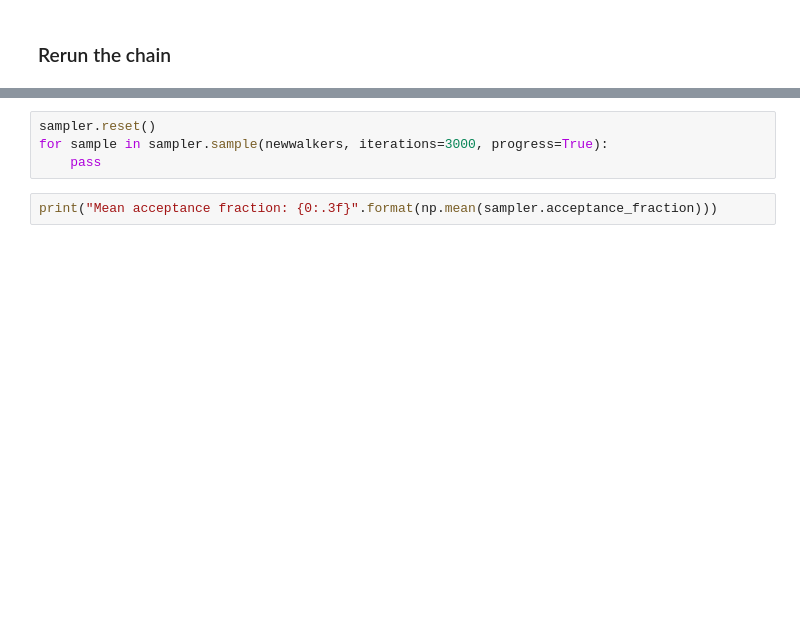
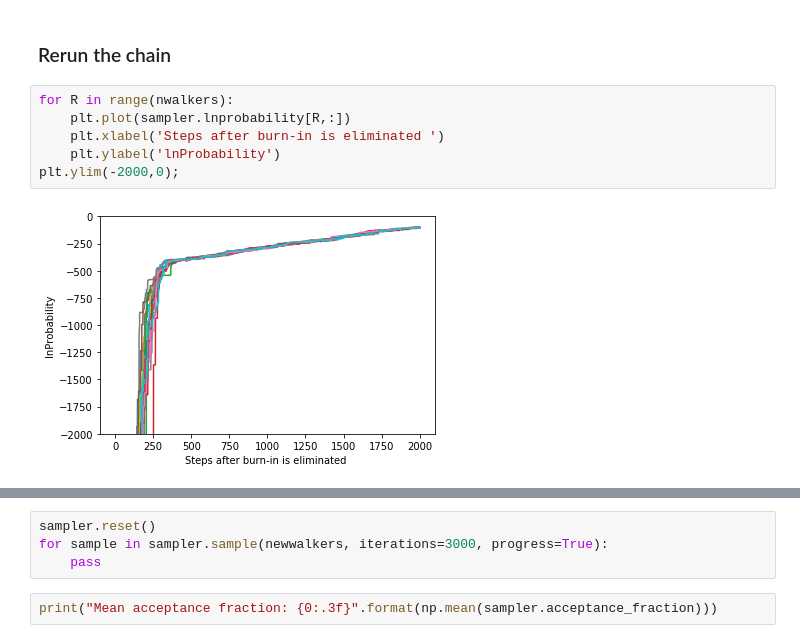
Before and after one commit to RebeccaYoung1997/DifferentialRotation, a Jupyter notebook: spotAnnotated4solveperiodTRASH.ipynb, the cells around one changed output, grey strips where cells are left out. Saved outputs shown, nothing was run; the diff lists cells and outputs as text; blank space fills up the shorter version.

```diff
--- a/spotAnnotated4solveperiodR.ipynb
+++ b/spotAnnotated4solveperiodTRASH.ipynb
@@ -259,2 +229,10 @@ for R in range(ndim):
 # %% [markdown]
 ### Rerun the chain
+# %%
+for R in range(nwalkers):
+    plt.plot(sampler.lnprobability[R,:])
+    plt.xlabel('Steps after burn-in is eliminated ')
+    plt.ylabel('lnProbability')
+plt.ylim(-2000,0);
+# %% [output]
+[figure, added]
```
Also changed, not shown: parts of 18 cells of this notebook.
